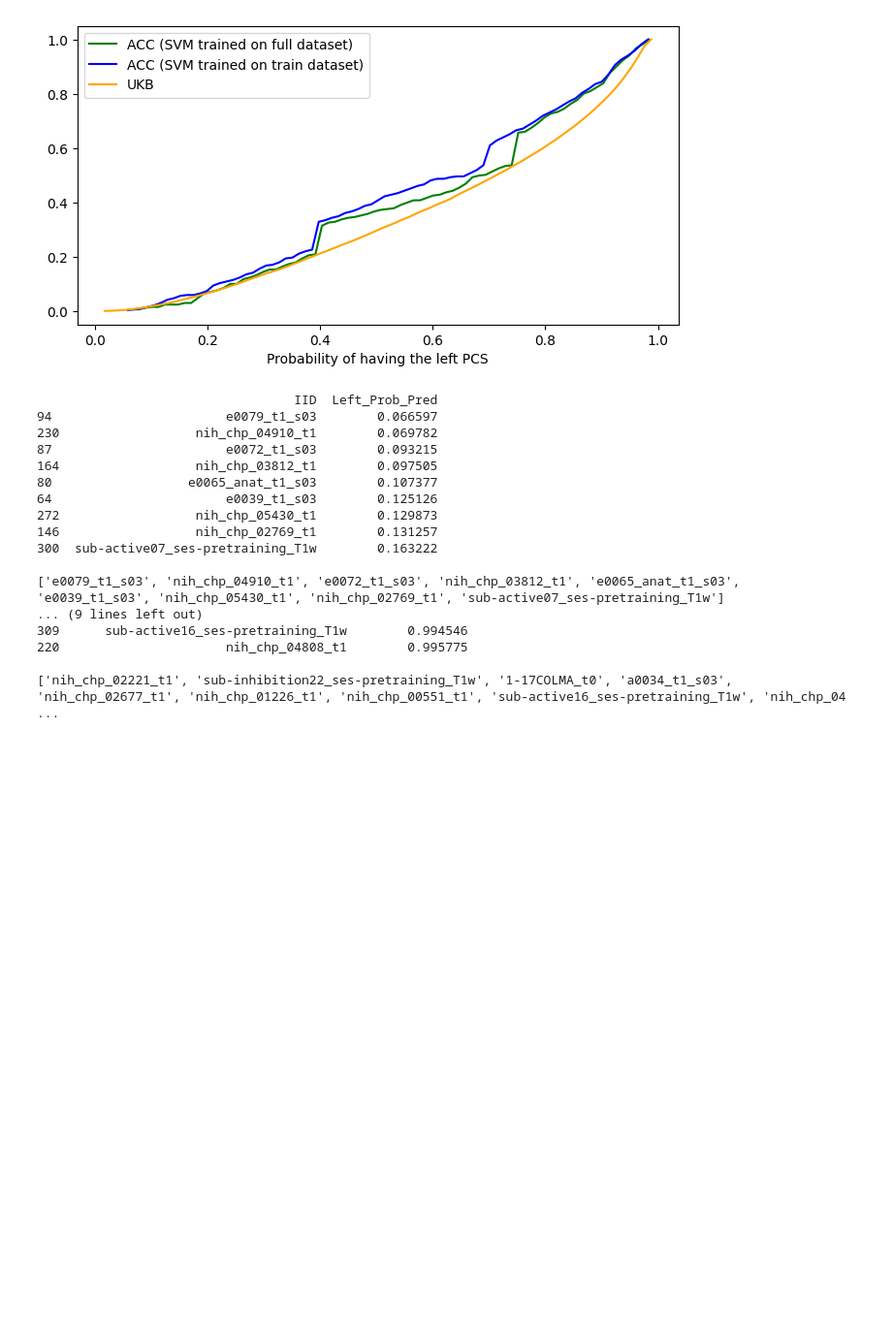
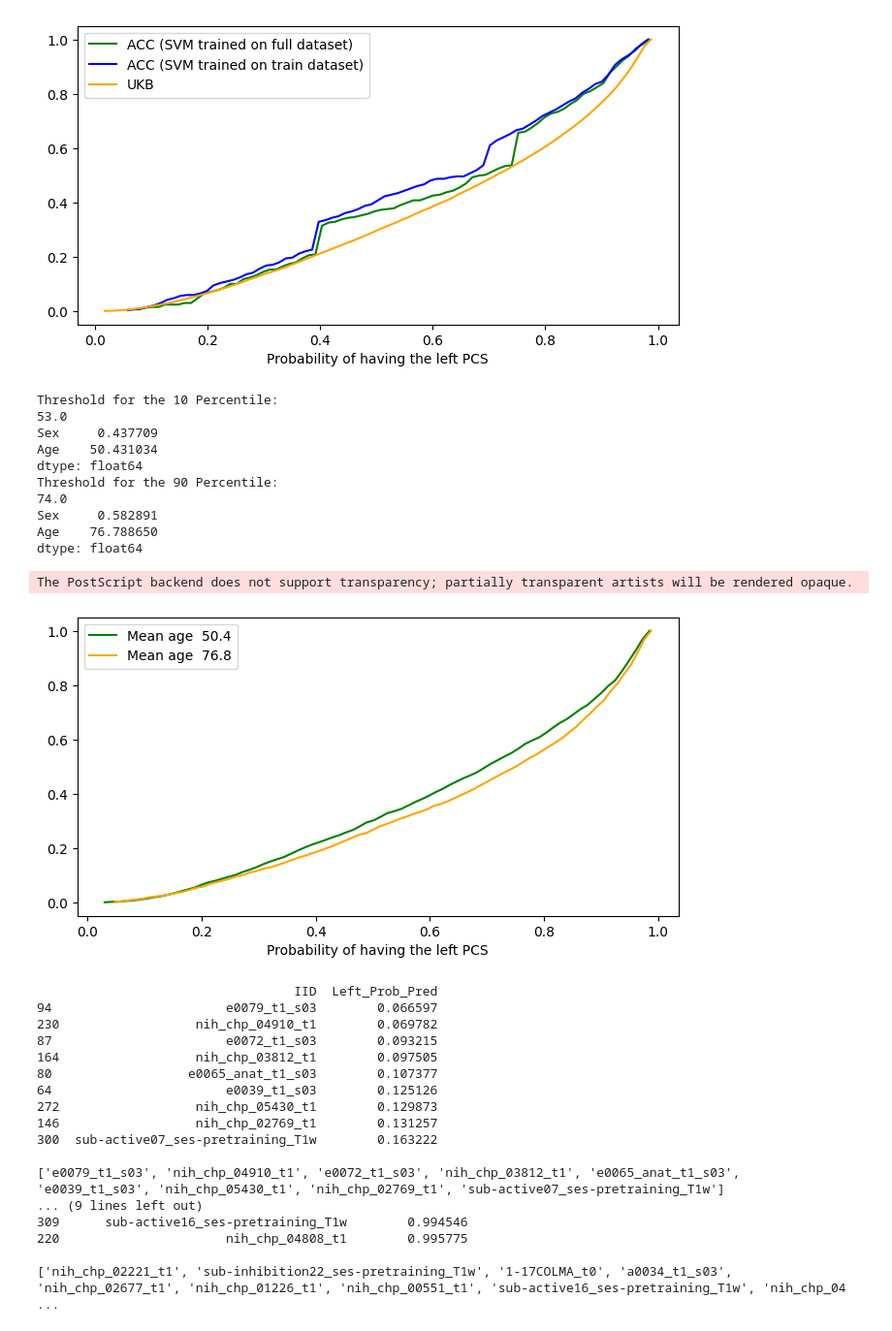
Before and after one commit to neurospin-projects/2024_adufournet_sulcus_genetics, a Jupyter notebook: notebooks/LEFT_CINGULATE/SVM_classifier_on_left_cingulate_dim256.ipynb, the cells around one changed output. Shown at 97% size. Drawn from its saved outputs; the diff is of its cells as text; code cells hidden in the pictures; blank space fills up the shorter version.

```diff
--- a/notebooks/LEFT_CINGULATE/SVM_classifier_on_left_cingulate_dim256.ipynb
+++ b/notebooks/LEFT_CINGULATE/SVM_classifier_on_left_cingulate_dim256.ipynb
@@ -328,3 +316,52 @@ print(percentile10)
+# %%
+UKB_age = pd.read_csv('/neurospin/dico/data/deep_folding/current/datasets/UkBioBank40/participants_sex_age.csv')
+UKB_age = UKB_age.sort_values(by='Age')
+UKB_age = UKB_age.rename(columns={'Subject': 'ID'})
+percentile10 = np.percentile(UKB_age[['Age']], 10)
+
+print('Threshold for the 10 Percentile:')
+print(percentile10)
+df_percentile10 = UKB_age[UKB_age['Age'] < percentile10]
+print(df_percentile10[['Sex', 'Age']].mean())
+
+percentile90 = np.percentile(UKB_age[['Age']], 90)
+
+print('Threshold for the 90 Percentile:')
+print(percentile90)
+df_percentile90 = UKB_age[UKB_age['Age'] > percentile90]
+print(df_percentile90[['Sex', 'Age']].mean())
+
+bdd_percentile10 = bdd_ukb.join(df_percentile10.set_index('ID'), on='ID', how='inner').drop(['Sex','Age'], axis=1)
+bdd_percentile90 = bdd_ukb.join(df_percentile90.set_index('ID'), on='ID', how='inner').drop(['Sex','Age'], axis=1)
+
+values_percentile10, base_percentile10 = np.histogram(model.predict_proba(bdd_percentile10)[:,1], bins=80)
+cumulative_percentile10 = np.cumsum(values_percentile10)
+
+values_percentile90, base_percentile90 = np.histogram(model.predict_proba(bdd_percentile90)[:,1], bins=80)
+cumulative_percentile90 = np.cumsum(values_percentile90)
+
+
+plt.figure(figsize=(8,4))
+plt.plot(base_percentile10[:-1], cumulative_percentile10/len(bdd_percentile10), c='g', label=f"Mean age {df_percentile10[['Age']].mean().iloc[0]: .1f}")
+plt.plot(base_percentile90[:-1], cumulative_percentile90/len(bdd_percentile90), c='orange', label=f"Mean age {df_percentile90[['Age']].mean().iloc[0]: .1f}")
+
+plt.xlabel('Probability of having the left PCS')
+plt.legend()
+plt.savefig(f'{path_to_save}/cf_age_percentile_left_PCS.eps', format='eps')
+plt.show()
+# %% [output]
+Threshold for the 10 Percentile:
+53.0
+Sex     0.437709
+Age    50.431034
+dtype: float64
+Threshold for the 90 Percentile:
+74.0
+Sex     0.582891
+Age    76.788650
+dtype: float64
+The PostScript backend does not support transparency; partially transparent artists will be rendered opaque.
+[figure, added]
 # %%
 ACC_pred = pd.DataFrame({"IID" : list(embeddings_ACCP.ID),
               "Left_Prob_Pred" : model.predict_proba(X)[:,1]})
```
Also changed, not shown: parts of 7 cells of this notebook, 3 other files.
